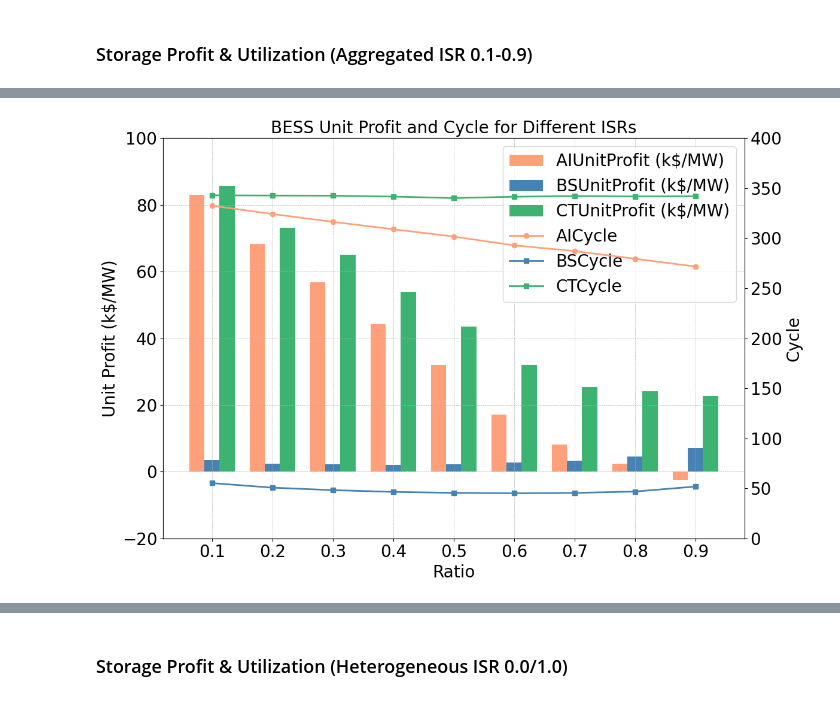
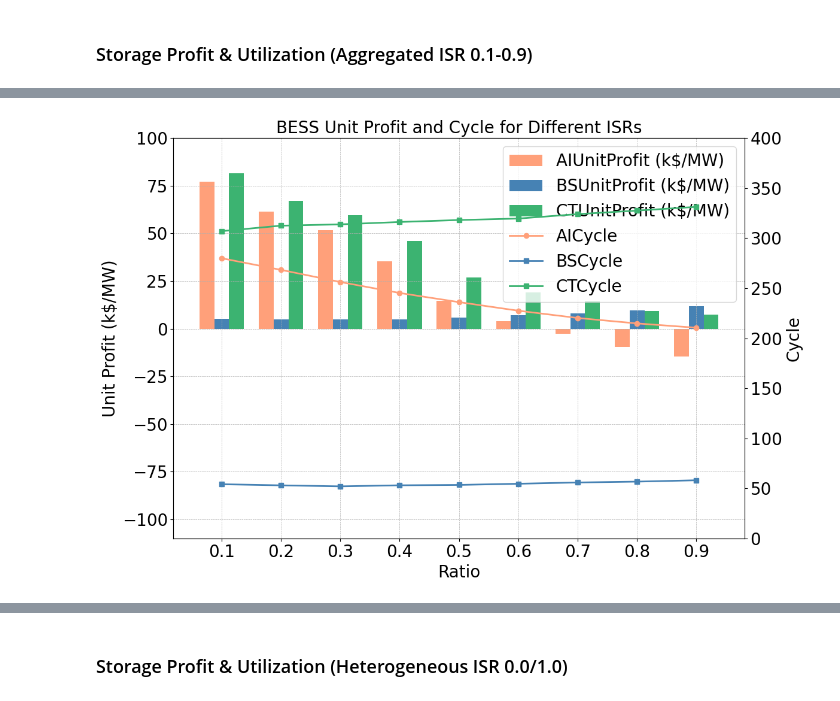
Before and after one commit to niklauskun/STESTS, a Jupyter notebook: Diagnose.ipynb, the cells around one changed output, grey strips where cells are left out. Cells and saved outputs as stored; diff of their text form; code cells hidden in the pictures.

Commit message:
07162024Update
Upload bidding models for 2000 VOLL

```diff
--- a/Diagnose.ipynb
+++ b/Diagnose.ipynb
@@ -134,9 +136,12 @@ plt.show()
 ### Total System Cost & Avg SOC
 # %%
 # case_template = 'Strategic/Cases/5GW/ED1_Strategic_true_FORB_true_ratio{}_Seg1_BAW0_BSESCbid0.5'
-case_template = 'Strategic/9000VOLL/ED1_Strategic_true_FORB_true_ratio{}_Seg1_BAW0_BSESCbid0.5_LDESRatio_1.0_LDESDur_4'
+# case_template = 'Strategic/9000VOLL/ED1_Strategic_true_FORB_true_ratio{}_Seg1_BAW0_BSESCbid0.5_LDESRatio_1.0_LDESDur_4'
+case_template = 'Strategic/9000VOLL/5GW_ED1_Strategic_true_FORB_true_ratio{}_Seg1'
+
 
 ratios = [round(i * 0.1, 1) for i in range(11)]
+# ratios = [round(i * 0.2, 1) for i in range(6)]
 Capacity = 19573.6
 # Capacity = 39930.144
 # Capacity = 59895.216
@@ -205,8 +210,11 @@ total_system_costs_df
 # %%
 # case_template = 'Strategic/5GW_C/ED1_Strategic_true_FORB_true_ratio{}_Seg5_BAW0_BSESCbid0.5'
-case_template = 'Strategic/9000VOLL/ED1_Strategic_true_FORB_true_ratio{}_Seg5_BAW0_BSESCbid0.5_LDESRatio_1.0_LDESDur_4'
+# case_template = 'Strategic/9000VOLL/ED1_Strategic_true_FORB_true_ratio{}_Seg5_BAW0_BSESCbid0.5_LDESRatio_1.0_LDESDur_4'
+case_template = 'Strategic/9000VOLL/5GW_ED1_Strategic_true_FORB_true_ratio{}_Seg5'
+
 
 ratios = [round(i * 0.1, 1) for i in range(11)]
+# ratios = [round(i * 0.2, 1) for i in range(6)]
 total_system_costs = []
 # Loop over ratios from 0.0 to 1.0 (assuming increment by 0.1)
 for ratio in ratios:
@@ -412,7 +422,9 @@ ratios = [round(i * 0.1, 1) for i in range(11)]
 case_name = 'SOC-Independent'
 # %%
 # case_template = 'Strategic/Cases/5GW/ED1_Strategic_true_FORB_true_ratio{}_Seg5_BAW0_BSESCbid0.5'
-case_template = 'Strategic/9000VOLL/ED1_Strategic_true_FORB_true_ratio{}_Seg5_BAW0_BSESCbid0.5_LDESRatio_1.0_LDESDur_4'
+# case_template = 'Strategic/9000VOLL/ED1_Strategic_true_FORB_true_ratio{}_Seg5_BAW0_BSESCbid0.5_LDESRatio_1.0_LDESDur_4'
+case_template = 'Strategic/9000VOLL/5GW_ED1_Strategic_true_FORB_true_ratio{}_Seg5'
+
 ratios = [round(i * 0.1, 1) for i in range(11)]
 case_name = 'SOC-Dependent'
 # %%
@@ -493,9 +505,14 @@ plt.show()
 ### Storage Profit & Utilization (Aggregated ISR 0.1-0.9)
 # %%
 # case_template = 'Strategic/5GW_C/ED1_Strategic_true_FORB_true_ratio{}_Seg1_BAW0_BSESCbid0.5'
-case_template = 'Strategic/9000VOLL/ED1_Strategic_true_FORB_true_ratio{}_Seg5_BAW0_BSESCbid0.5_LDESRatio_1.0_LDESDur_4'
+# case_template = 'Strategic/9000VOLL/ED1_Strategic_true_FORB_true_ratio{}_Seg5_BAW0_BSESCbid0.5_LDESRatio_1.0_LDESDur_4'
 
-ratios = [round(i * 0.1+0.1, 1) for i in range(10)]
+case_template = 'Strategic/9000VOLL/5GW_ED1_Strategic_true_FORB_true_ratio{}_Seg1'
+
+
+ratios = [round(i * 0.1, 1) for i in range(11)]
+# ratios = [round(i * 0.2, 1) for i in range(6)]
+
 region = 2
 
 # Initialize an empty list to store results
@@ -602,37 +619,37 @@ ax1.set_xticks(index)
 ax1.set_xticklabels(results_df['Ratio'], fontsize=20)
 ax1.tick_params(axis='y', labelsize=20)
 ax1.tick_params(axis='x', labelsize=20)
-ax1.set_ylim([-20, 100])
+ax1.set_ylim([-110, 100])
 
 
 # Adding a secondary y-axis for AICycle and BSCycle
 ax2 = ax1.twinx()
 ax2.plot(index, results_df['AICycle'], label='AICycle', color=colors[0], linestyle='-', marker='o', linewidth=2)
 ax2.plot(index, results_df['BSCycle'], label='BSCycle', color=colors[1], linestyle='-', marker='s', linewidth=2)
 ax2.plot(index, results_df['CTCycle'], label='CTCycle', color=colors[2], linestyle='-', marker='s', linewidth=2)
 ax2.set_ylabel('Cycle', fontsize=20)
 ax2.set_ylim(0, 400)
 ax2.tick_params(axis='y', labelsize=20)
 
 # Adding grid lines for better readability
 ax1.grid(True, which='both', linestyle='--', linewidth=0.5)
 
 # Combining legends
 bars_labels = [bar1, bar2, bar3]
 lines_labels = [plt.Line2D([0], [0], color=colors[0], linestyle='-', marker='o', linewidth=2, label='AICycle'),
                 plt.Line2D([0], [0], color=colors[1], linestyle='-', marker='s', linewidth=2, label='BSCycle'),
                 plt.Line2D([0], [0], color=colors[2], linestyle='-', marker='s', linewidth=2, label='CTCycle')]
 
 combined_legend = bars_labels + lines_labels
 ax1.legend(handles=combined_legend, loc='upper right', fontsize=20)
 
 # Adding title
 plt.title('BESS Unit Profit and Cycle for Different ISRs', fontsize=20)
 
 # Improving layout
 plt.tight_layout()
 
 # Display the plot
 plt.show()
 # %% [output]
-[figure, old version]
+[figure, new version]
```
Also changed, not shown: parts of 22 cells of this notebook, 52 other files.
